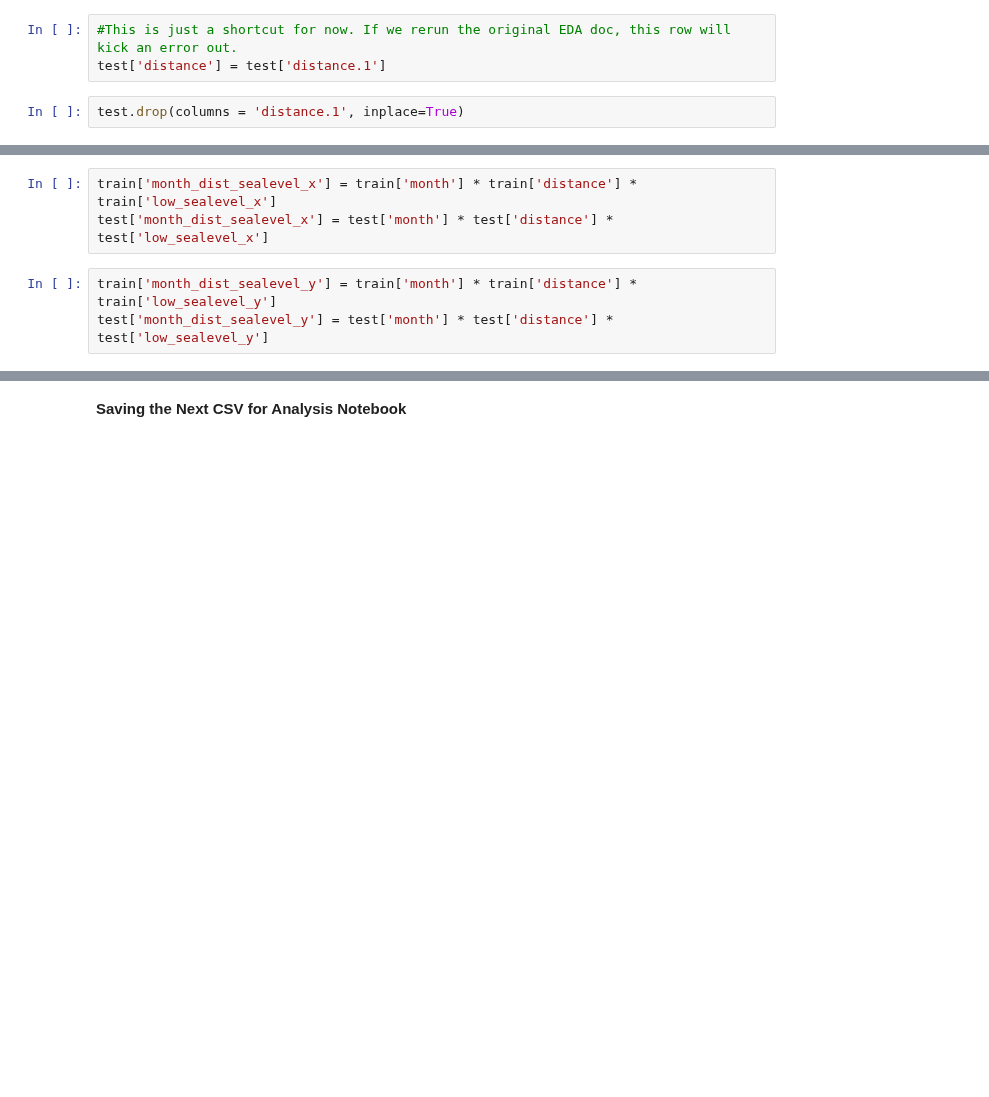
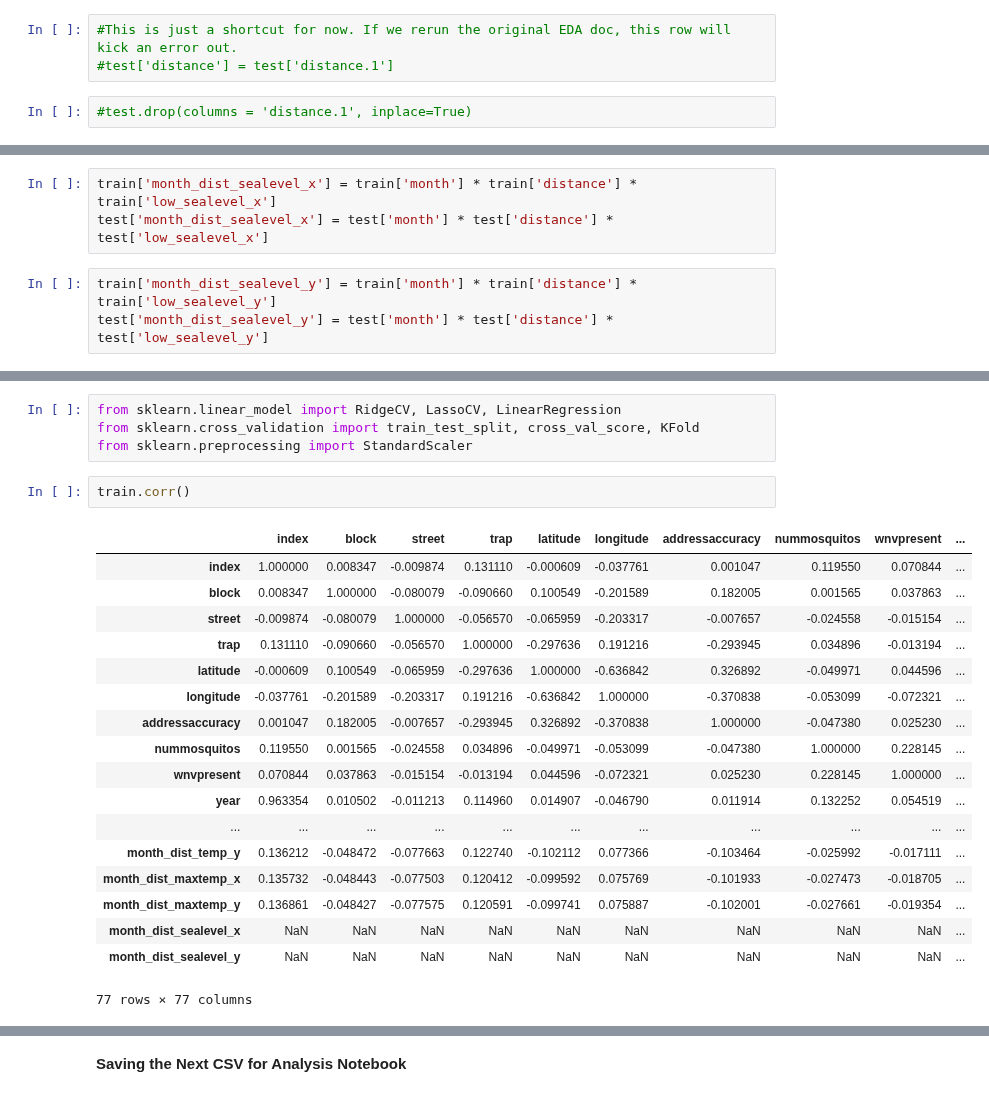
Before and after one commit to bryanco1966/Chicago_West_Nile, a Jupyter notebook: project_work/More EDA.ipynb, the cells around one changed output, grey strips where cells are left out. Saved outputs shown, nothing was run; the diff lists cells and outputs as text; blank space fills up the shorter version.

```diff
--- a/project_work/More EDA.ipynb
+++ b/project_work/More EDA.ipynb
@@ -53,9 +53,9 @@ train['street'] = lbl.transform(train['street'].values)
 test['street'] = lbl.transform(test['street'].values)
 # %%
 #This is just a shortcut for now. If we rerun the original EDA doc, this row will kick an error out.
-test['distance'] = test['distance.1']
+#test['distance'] = test['distance.1']
 # %%
-test.drop(columns = 'distance.1', inplace=True)
+#test.drop(columns = 'distance.1', inplace=True)
 # %% [markdown]
 ## Distance and Species
 
@@ -228,0 +233,25 @@ test['month_dist_sealevel_y'] = test['month'] * test['distance'] * test['low_sea
+# %%
+from sklearn.linear_model import RidgeCV, LassoCV, LinearRegression
+from sklearn.cross_validation import train_test_split, cross_val_score, KFold
+from sklearn.preprocessing import StandardScaler
+# %%
+train.corr()
+# %% [output]
+|  | index | block | street | trap | latitude | longitude | addressaccuracy | nummosquitos | wnvpresent | ... |
+| index | 1.000000 | 0.008347 | -0.009874 | 0.131110 | -0.000609 | -0.037761 | 0.001047 | 0.119550 | 0.070844 | ... |
+| block | 0.008347 | 1.000000 | -0.080079 | -0.090660 | 0.100549 | -0.201589 | 0.182005 | 0.001565 | 0.037863 | ... |
+| street | -0.009874 | -0.080079 | 1.000000 | -0.056570 | -0.065959 | -0.203317 | -0.007657 | -0.024558 | -0.015154 | ... |
+| trap | 0.131110 | -0.090660 | -0.056570 | 1.000000 | -0.297636 | 0.191216 | -0.293945 | 0.034896 | -0.013194 | ... |
+| latitude | -0.000609 | 0.100549 | -0.065959 | -0.297636 | 1.000000 | -0.636842 | 0.326892 | -0.049971 | 0.044596 | ... |
+| longitude | -0.037761 | -0.201589 | -0.203317 | 0.191216 | -0.636842 | 1.000000 | -0.370838 | -0.053099 | -0.072321 | ... |
+| addressaccuracy | 0.001047 | 0.182005 | -0.007657 | -0.293945 | 0.326892 | -0.370838 | 1.000000 | -0.047380 | 0.025230 | ... |
+| nummosquitos | 0.119550 | 0.001565 | -0.024558 | 0.034896 | -0.049971 | -0.053099 | -0.047380 | 1.000000 | 0.228145 | ... |
+| wnvpresent | 0.070844 | 0.037863 | -0.015154 | -0.013194 | 0.044596 | -0.072321 | 0.025230 | 0.228145 | 1.000000 | ... |
+| year | 0.963354 | 0.010502 | -0.011213 | 0.114960 | 0.014907 | -0.046790 | 0.011914 | 0.132252 | 0.054519 | ... |
+| ... | ... | ... | ... | ... | ... | ... | ... | ... | ... | ... |
+| month_dist_temp_y | 0.136212 | -0.048472 | -0.077663 | 0.122740 | -0.102112 | 0.077366 | -0.103464 | -0.025992 | -0.017111 | ... |
+| month_dist_maxtemp_x | 0.135732 | -0.048443 | -0.077503 | 0.120412 | -0.099592 | 0.075769 | -0.101933 | -0.027473 | -0.018705 | ... |
+| month_dist_maxtemp_y | 0.136861 | -0.048427 | -0.077575 | 0.120591 | -0.099741 | 0.075887 | -0.102001 | -0.027661 | -0.019354 | ... |
+| month_dist_sealevel_x | NaN | NaN | NaN | NaN | NaN | NaN | NaN | NaN | NaN | ... |
+| month_dist_sealevel_y | NaN | NaN | NaN | NaN | NaN | NaN | NaN | NaN | NaN | ... |
+77 rows × 77 columns
```
Also changed, not shown: parts of 16 cells of this notebook.
